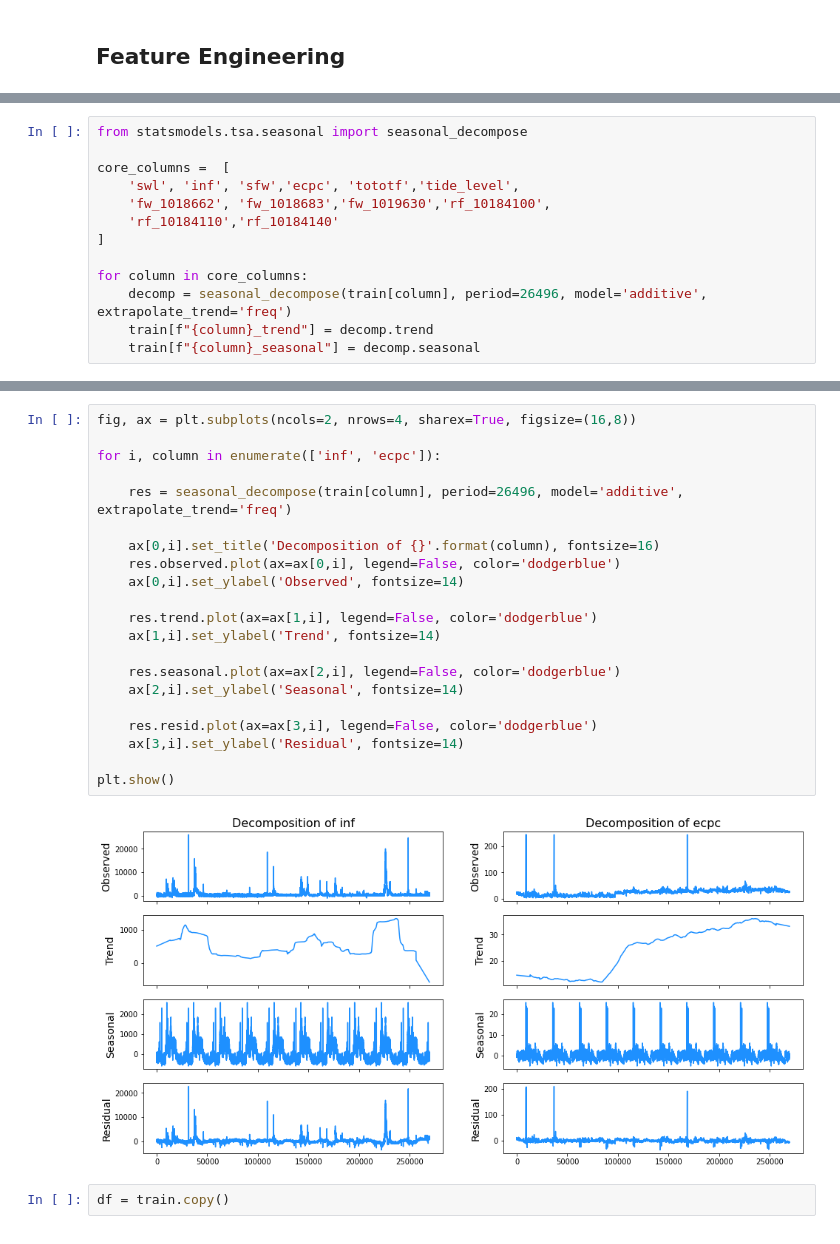
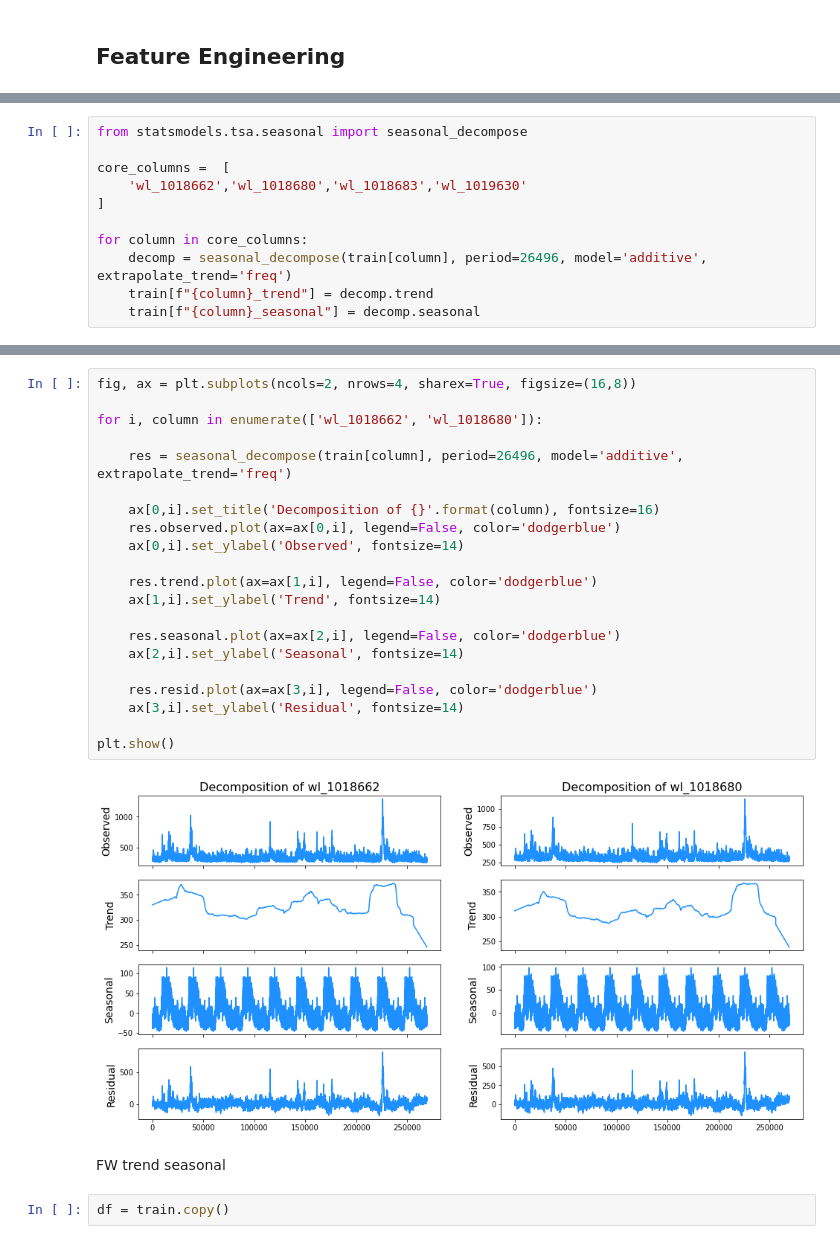
Before and after one commit to whatsasolo/Prediction-of-Water, a Jupyter notebook: Prediction of Water Level.ipynb, the cells around one changed output, grey strips where cells are left out. Drawn from its saved outputs; the diff is of its cells as text.

```diff
--- a/Prediction of Water Level.ipynb
+++ b/Prediction of Water Level.ipynb
@@ -516,9 +520,7 @@ memory usage: 47.1 MB
 from statsmodels.tsa.seasonal import seasonal_decompose
 
 core_columns =  [
-    'swl', 'inf', 'sfw','ecpc', 'tototf','tide_level',
-    'fw_1018662', 'fw_1018683','fw_1019630','rf_10184100',
-    'rf_10184110','rf_10184140'
+    'wl_1018662','wl_1018680','wl_1018683','wl_1019630'
 ]
 
 for column in core_columns:
@@ -548,26 +550,28 @@ sns.heatmap(train.corr(),
 # %%
 fig, ax = plt.subplots(ncols=2, nrows=4, sharex=True, figsize=(16,8))
 
-for i, column in enumerate(['inf', 'ecpc']):
+for i, column in enumerate(['wl_1018662', 'wl_1018680']):
 
     res = seasonal_decompose(train[column], period=26496, model='additive', extrapolate_trend='freq')
 
     ax[0,i].set_title('Decomposition of {}'.format(column), fontsize=16)
     res.observed.plot(ax=ax[0,i], legend=False, color='dodgerblue')
     ax[0,i].set_ylabel('Observed', fontsize=14)
 
     res.trend.plot(ax=ax[1,i], legend=False, color='dodgerblue')
     ax[1,i].set_ylabel('Trend', fontsize=14)
 
     res.seasonal.plot(ax=ax[2,i], legend=False, color='dodgerblue')
     ax[2,i].set_ylabel('Seasonal', fontsize=14)
 
     res.resid.plot(ax=ax[3,i], legend=False, color='dodgerblue')
     ax[3,i].set_ylabel('Residual', fontsize=14)
 
 plt.show()
 # %% [output]
-[figure, old version]
+[figure, new version]
+# %% [markdown]
+FW trend seasonal
 # %%
 df = train.copy()
 # %%
```
Also changed, not shown: parts of 26 cells of this notebook, 5 other files.
